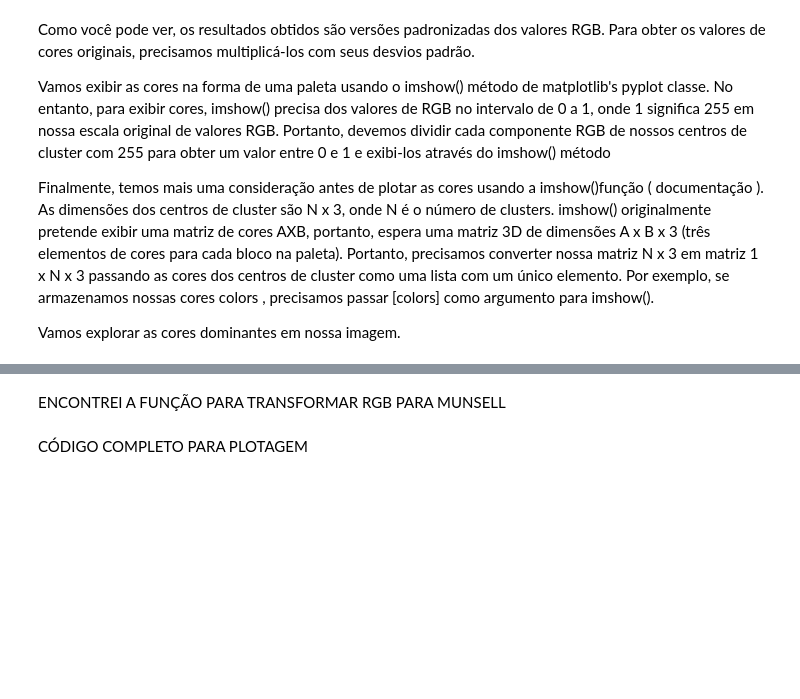
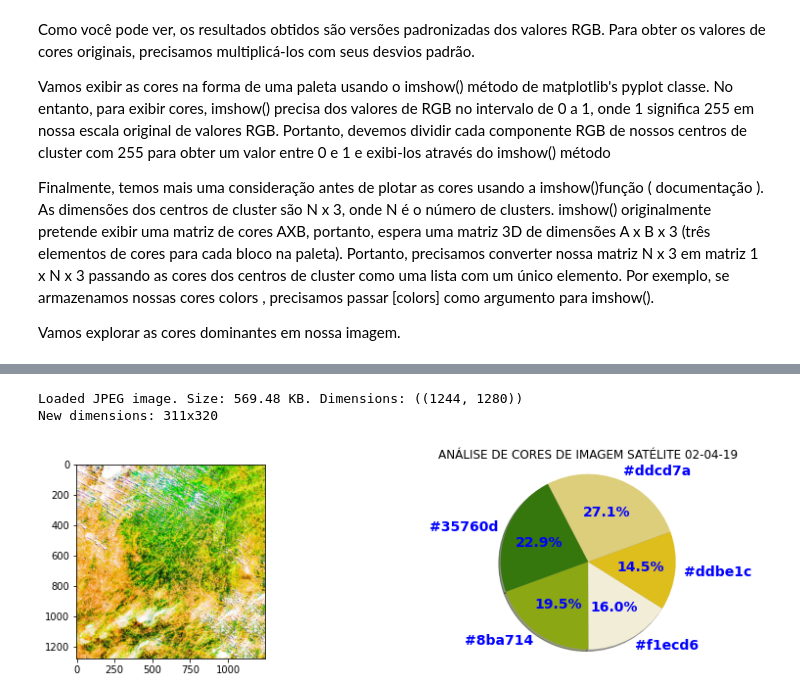
Before and after one commit to MarceloClaro/COR-INPE, a Jupyter notebook: determinarcor.ipynb, the cells around one changed output, grey strips where cells are left out. Saved outputs shown, nothing was run; the diff lists cells and outputs as text; code cells hidden in the pictures; blank space fills up the shorter version.

```diff
--- a/determinarcor.ipynb
+++ b/determinarcor.ipynb
@@ -729,10 +559,0 @@ from PIL import ImageColor
-# %%
-def rgb2hex(rgb):
-    hex = "#{:02x}{:02x}{:02x}".format(int(rgb[0]), int(rgb[1]), int(rgb[2]))
-    # hex = f"#{rgb[0]}{}{}"
-    return hex
-# %%
-rgb = [1, 2, 3]
-hex = ["#"]
-[hex.append(f"{c:}") for c in rgb]
-''.join(hex)
@@ -753,19 +559,0 @@ image
-# %%
-def calculate_new_size(image):
-    if image.width >= image.height:
-        wpercent = (WIDTH / float(image.width))
-        hsize = int((float(image.height) * float(wpercent)))
-        new_width, new_height = WIDTH, hsize
-    else:
-        hpercent = (HEIGHT / float(image.height))
-        wsize = int((float(image.width) * float(hpercent)))
-        new_width, new_height = wsize, HEIGHT
-
-    image.resize((new_width, new_height), Image.ANTIALIAS)
-    return image, new_width, new_height
-# %%
-new_image, new_width, new_height = calculate_new_size(image)
-print(f"New dimensions: {new_width}x{new_height}")
-img_array = np.array(new_image)
-img_vector = img_array.reshape((img_array.shape[0] * img_array.shape[1], 3))
-new_image
@@ -805,2 +559,0 @@ plt.show()
-# %% [markdown]
-ENCONTREI A FUNÇÃO PARA TRANSFORMAR RGB PARA MUNSELL
@@ -815,5 +560,3 @@ print(colour.xyY_to_munsell_colour(colour.XYZ_to_xyY(colour.sRGB_to_XYZ(RGB, C))
-# %% [markdown]
-CÓDIGO COMPLETO PARA PLOTAGEM
 # %%
 import os
 from collections import Counter
@@ -831,9 +574,9 @@ rgb = [1, 2, 3]
 hex = ["#"]
 [hex.append(f"{c:}") for c in rgb]
 ''.join(hex)
-PATH = './02_07_19 SEM FUNDO.jpg'
-WIDTH = 228
-HEIGHT = 228
+PATH = './m.jpg'
+WIDTH = 320
+HEIGHT = 320
 CLUSTERS = 5
 image = Image.open(PATH)
 
@@ -848,35 +591,38 @@ def calculate_new_size(image):
         wpercent = (WIDTH / float(image.width))
         hsize = int((float(image.height) * float(wpercent)))
         new_width, new_height = WIDTH, hsize
     else:
         hpercent = (HEIGHT / float(image.height))
         wsize = int((float(image.width) * float(hpercent)))
         new_width, new_height = wsize, HEIGHT
 
     image.resize((new_width, new_height), Image.ANTIALIAS)
     return image, new_width, new_height
 new_image, new_width, new_height = calculate_new_size(image)
 print(f"New dimensions: {new_width}x{new_height}")
 img_array = np.array(new_image)
 img_vector = img_array.reshape((img_array.shape[0] * img_array.shape[1], 3))
 new_image
 model = KMeans(n_clusters=CLUSTERS)
 labels = model.fit_predict(img_vector)
 label_counts = Counter(labels)
 model.cluster_centers_
 total_count = sum(label_counts.values())
 total_count
 hex_colors = [rgb2hex(center) for center in model.cluster_centers_]
 hex_colors
 list(zip(hex_colors, list(label_counts.values())))
 plt.figure(figsize=(14, 8))
 plt.subplot(221)
 plt.imshow(image)
-plt.axis('off')
+plt.axis('on')
 plt.subplot(222)
-plt.pie(label_counts.values(), labels=hex_colors, colors=[color / 255 for color in model.cluster_centers_],
-        autopct='%1.1f%%',
-        shadow=True, startangle=90)
+plt.pie(label_counts.values(),autopct='%1.1f%%', textprops=dict(size=14,color="b",weight="bold"), labels=hex_colors, colors=[color / 255 for color in model.cluster_centers_],
+       shadow=True, startangle=200)
 plt.axis('equal')
-plt.title('IMAGEM DO INPE 02/07/2019')
+plt.title('ANÁLISE DE CORES DE IMAGEM SATÉLITE 02-04-19')
 plt.show()
+# %% [output]
+Loaded JPEG image. Size: 569.48 KB. Dimensions: ((1244, 1280))
+New dimensions: 311x320
+[figure, added]
```
Also changed, not shown: parts of 42 cells of this notebook.
